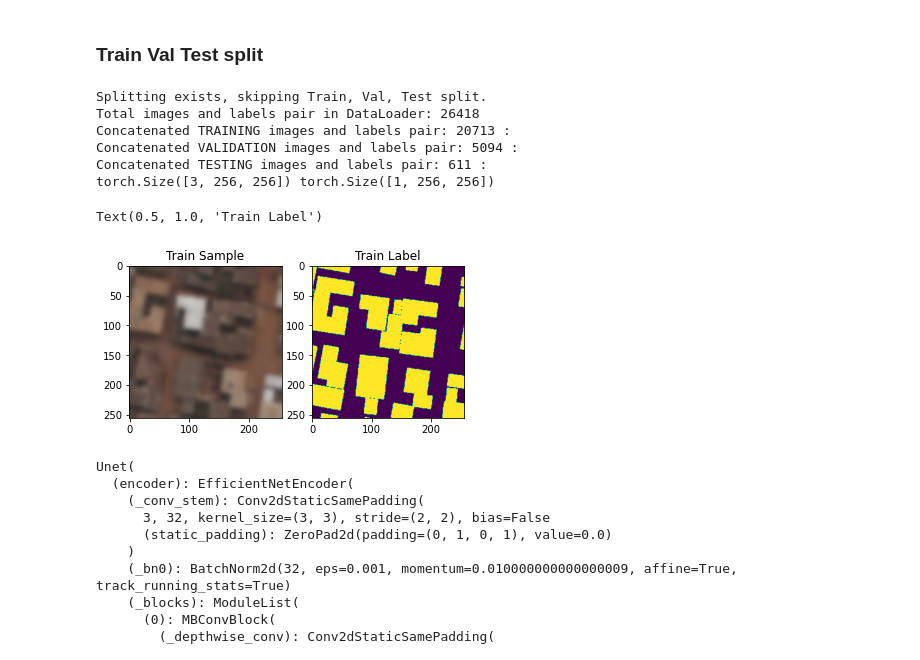
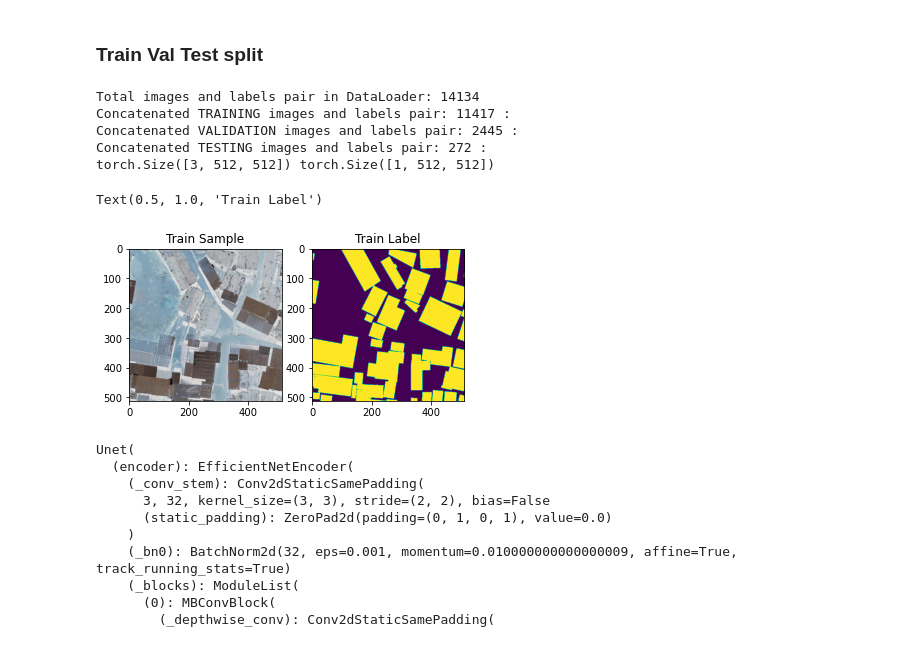
Before and after one commit to chrischank/HOTOSM_OAM_codeV2, a Jupyter notebook: Train_loop.ipynb, the cells around one changed output. Saved outputs shown, nothing was run; the diff lists cells and outputs as text; code cells hidden in the pictures.

```diff
--- a/Train_loop.ipynb
+++ b/Train_loop.ipynb
@@ -95,7 +94,7 @@ def tvt_split(td):
 
         return train_IMG, val_IMG, test_IMG
 
-data_path = os.path.abspath("/home/mnt/HOTOSM_data/TVT_15cm")
+data_path = os.path.abspath("/home/mnt/HOTOSM_data/TVT_10cm")
 
 if os.path.exists(data_path) == True:
 
@@ -140,7 +139,7 @@ else:
 
     DZK_train, DZK_val, DZK_test = tvt_split(td_DZK10)
     KBY_train, KBY_val, KBY_test = tvt_split(td_KBY10)
-    DZKN_train, DZKN_val, DZKN_test = tvt_split(td_DZK10)
+    DZKN_train, DZKN_val, DZKN_test = tvt_split(td_DZKN10)
 
     ##################
     # TOO COMPLICATED#
@@ -256,41 +255,40 @@ Test = BuildingDataset(png_dir = TestIMG_ls,
 #assert len(Train.png_dir) == len(Train.lbl_dir)
 #assert len(Val.png_dir) == len(Val.lbl_dir)
 
 print("Total images and labels pair in DataLoader: {0}".format(len(Train.png_dir*7) + len(Val.png_dir*3) + len(Test.png_dir)))
 
 print("Concatenated TRAINING images and labels pair: {0} :".format(len(Train.png_dir*7)))
 #for x, y in zip(Train.png_dir, Train.lbl_dir):
 #    print(f"Image: {x}", f"Label: {y}")
 
 print("Concatenated VALIDATION images and labels pair: {0} :".format(len(Val.png_dir*3)))
 #for x, y in zip(Val.png_dir, Val.lbl_dir):
 #    print(f"Image: {x}", f"Label: {y}")
 
 print("Concatenated TESTING images and labels pair: {0} :".format(len(Test.png_dir)))
 #for x, y in zip(Test.png_dir, Test.lbl_dir):
 #    print(f"Image: {x}", f"Label: {y}")
 
 # plot a sample
-train_pair = random.choice(BLUR_Train)
+train_pair = random.choice(SOL_Train)
 print(train_pair[0].shape, train_pair[1].shape)
 
 fig = plt.figure()
 ax = fig.add_subplot(1, 2, 1)
 RGB = plt.imshow(train_pair[0].detach().cpu().numpy().transpose(1, 2, 0))
 ax.set_title('Train Sample')
 
 ax = fig.add_subplot(1, 2, 2)
 LBL = plt.imshow(train_pair[1].detach().cpu().numpy().transpose(1, 2, 0))
 ax.set_title('Train Label')
 # %% [output]
-Splitting exists, skipping Train, Val, Test split.
-Total images and labels pair in DataLoader: 26418
-Concatenated TRAINING images and labels pair: 20713 :
-Concatenated VALIDATION images and labels pair: 5094 :
-Concatenated TESTING images and labels pair: 611 :
-torch.Size([3, 256, 256]) torch.Size([1, 256, 256])
+Total images and labels pair in DataLoader: 14134
+Concatenated TRAINING images and labels pair: 11417 :
+Concatenated VALIDATION images and labels pair: 2445 :
+Concatenated TESTING images and labels pair: 272 :
+torch.Size([3, 512, 512]) torch.Size([1, 512, 512])
 Text(0.5, 1.0, 'Train Label')
-[figure, old version]
+[figure, new version]
 # %%
 # Trimmed down version
 def rayHPO_loop(n_epochs, optimizer, model, xp_name,
```
Also changed, not shown: parts of 10 cells of this notebook, 8 other files.
